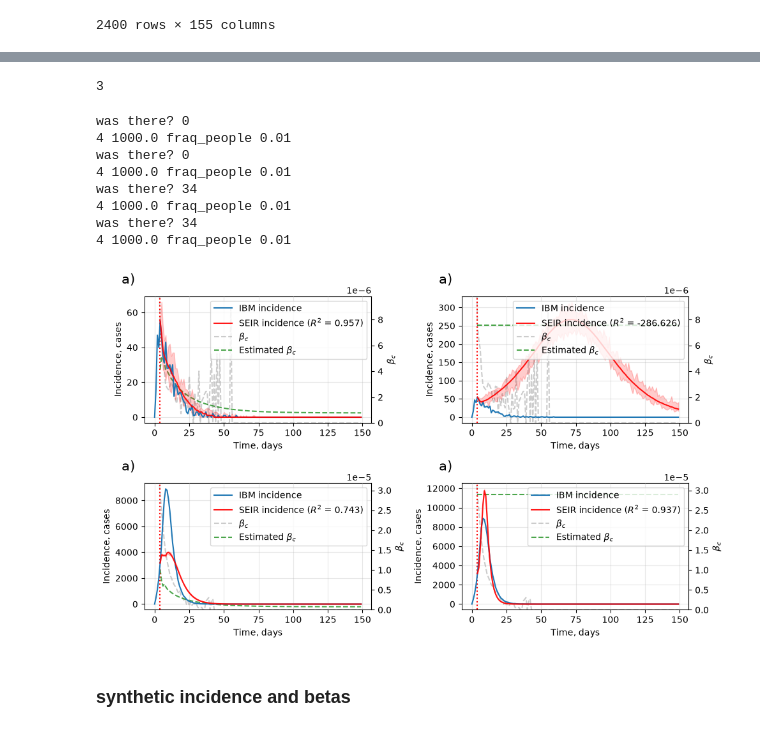
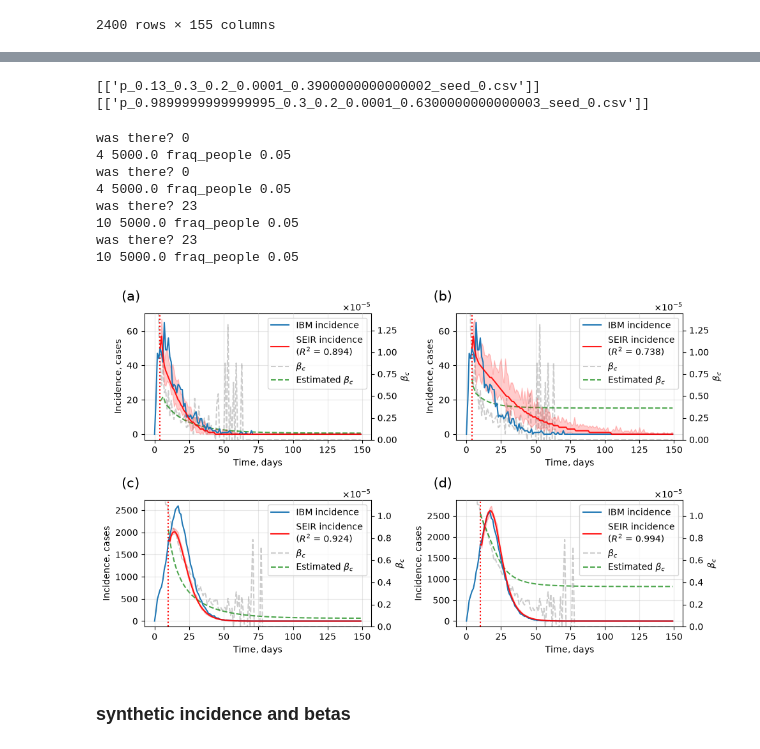
Before and after one commit to Mpkosh/hybrid-surrogate-mcp, a Jupyter notebook: examples-Copy1.ipynb, the cells around one changed output, grey strips where cells are left out. Saved outputs shown, nothing was run; the diff lists cells and outputs as text; code cells hidden in the pictures.

```diff
--- a/examples-Copy1.ipynb
+++ b/examples-Copy1.ipynb
@@ -256,52 +155,59 @@ Wall time: 917 ms
 [figure]
-# %%
-[1,2,3].pop()
-# %% [output]
-3
+# %%
+for k in [93,2390]:
+    print(sw[::10][k:k+1])
+# %% [output]
+[['p_0.13_0.3_0.2_0.0001_0.3900000000000002_seed_0.csv']]
+[['p_0.9899999999999995_0.3_0.2_0.0001_0.6300000000000003_seed_0.csv']]
 # %%
-k = 145
+
 fig, ax = plt.subplots(2,2, figsize=(10, 6))
 ax = ax.flatten()
 f = 'hybrid_surr/aux_hyb/'
 types_start_day = ['fraq_people']
 methods = ['last value','expanding mean last value',
                'median beta','regression beta', 'lstm']
-seed_dirs = '../new_ba_100k/new_ba_100k/'
+#seed_dirs = '../new_ba_100k/new_ba_100k/'
+seed_dirs = f'{folder_main}/aux_hyb/'
 model_pathr = f+f'ba100k_regression_bt.joblib'
 model_pathl = f+f'ba100k_lstm_4_001_s10'
 
 sigma=0.3
 gamma=0.2
-perc_switch=0.01
+perc_switch=0.05
 stoch=10
 j=0
-labs = ['(a)','(a)','c','d']
-for k in [145,2320]:
-    for method in ['regression beta', 'last value']:
-        plot_hyb.main_f(I_prediction_method='seir', count_stoch_line=stoch,
+labs = ['(a)','(b)','(c)','(d)'][::-1]
+#[93,2390] sw[::10][k:k+1]
+files_h = ['p_0.13_0.3_0.2_0.0001_0.3900000000000002_seed_0.csv',
+           'p_0.9899999999999995_0.3_0.2_0.0001_0.6300000000000003_seed_0.csv']
+methods=['regression beta', 'lstm']
+for k in files_h:
+    for method,model_path in zip(methods,
+                                [model_pathr,model_pathl]):
+        _=plot_hyb.main_f(I_prediction_method='seir', count_stoch_line=stoch,
                         beta_prediction_method=method,
                         type_start_day=types_start_day[0],
-                        seed_numbers=sw[::10][k:k+1], show_fig_flag=True,
+                        seed_numbers=[[k]], show_fig_flag=True,
                         seed_dirs=seed_dirs, sigma=sigma, gamma=gamma,
-                        ax=[ax[j]],
-                        model_path=model_pathr,perc_switch=perc_switch,
+                        ax=[ax[j]], model_path=model_path,perc_switch=perc_switch,
                         is_filename=True,on_incidence=True,
                         switch_on_incidence=False)
         ax[j].text(-0.1, 1.1, labs.pop(),
                    transform=ax[j].transAxes, size=15)
         j+=1
 
 
 plt.tight_layout()
 # %% [output]
 was there? 0
-4 1000.0 fraq_people 0.01
+4 5000.0 fraq_people 0.05
 was there? 0
-4 1000.0 fraq_people 0.01
-was there? 34
-4 1000.0 fraq_people 0.01
-was there? 34
-4 1000.0 fraq_people 0.01
+4 5000.0 fraq_people 0.05
+was there? 23
+10 5000.0 fraq_people 0.05
+was there? 23
+10 5000.0 fraq_people 0.05
-[figure, old version]
+[figure, new version]
 # %% [markdown]
 ### synthetic incidence and betas
```
Also changed, not shown: parts of 32 cells of this notebook, 36 other files.
